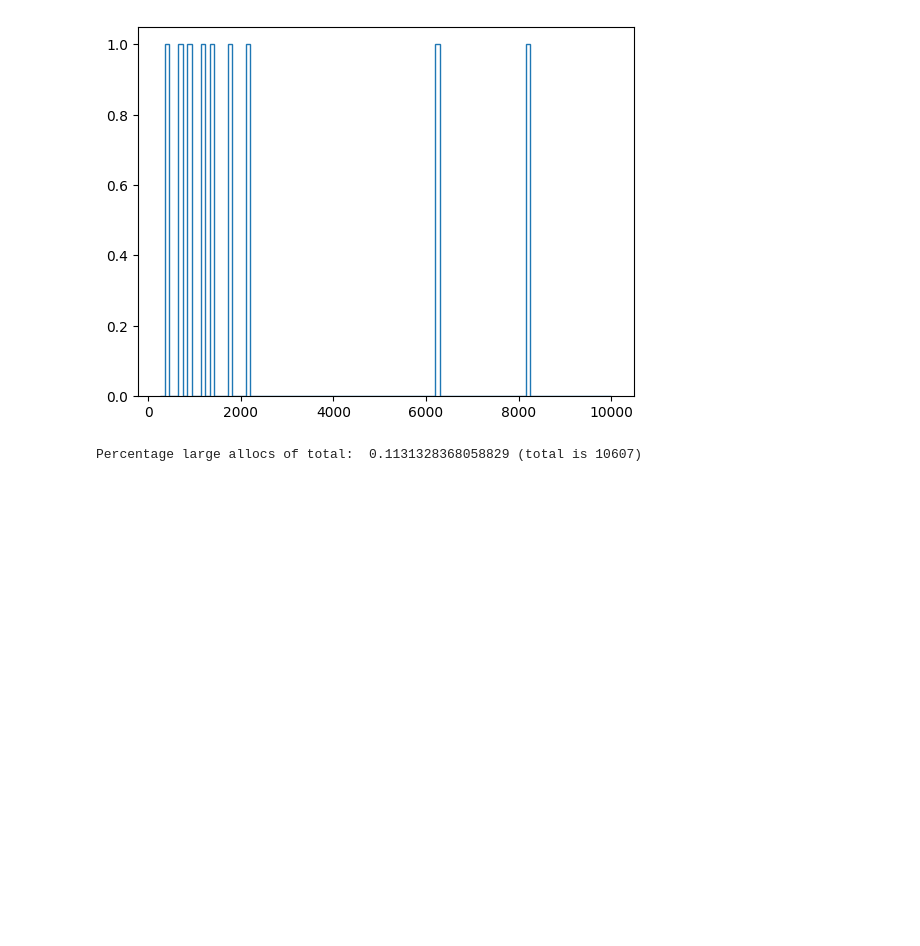
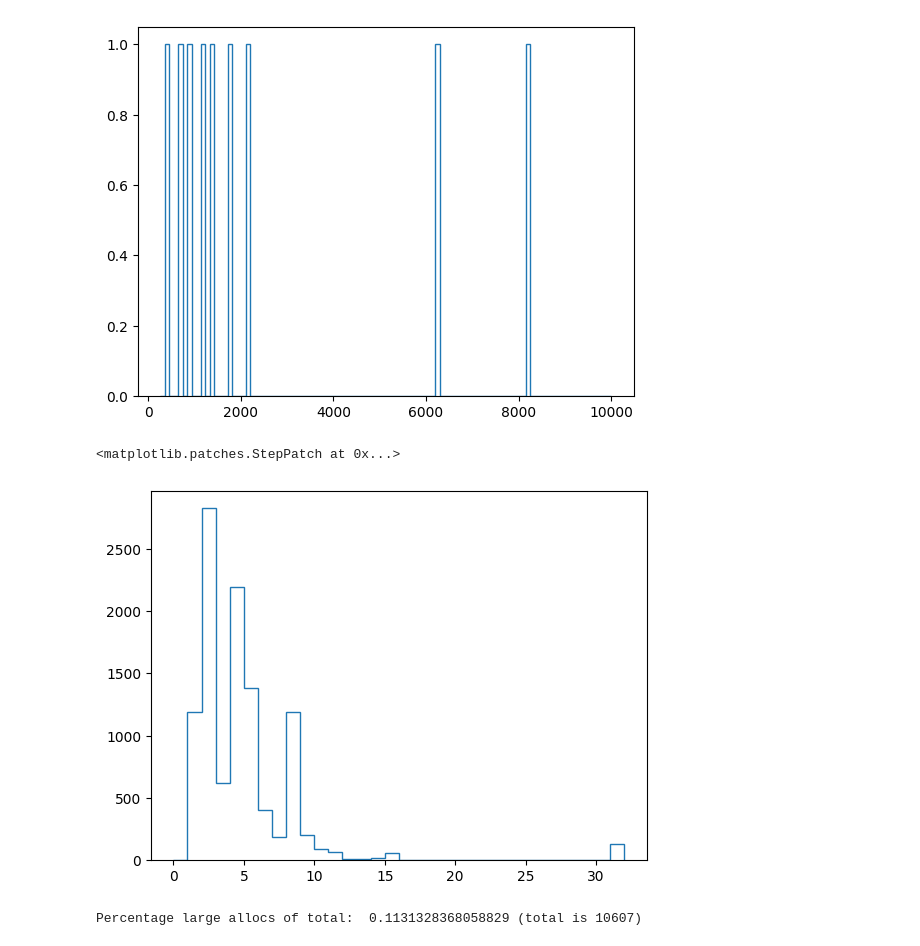
Before and after one commit to tomjridge/ocaml-alloc-stats, a Jupyter notebook: main.ipynb, the cells around one changed output. Saved outputs shown, nothing was run; the diff lists cells and outputs as text; code cells hidden in the pictures; blank space fills up the shorter version.

```diff
--- a/main.ipynb
+++ b/main.ipynb
@@ -154,6 +154,12 @@ plt.stairs(counts,bins)
 # %% [output]
 <matplotlib.patches.StepPatch at 0x...>
 [figure]
+# %%
+counts, bins = np.histogram(x,range=(0,32),bins=32)
+plt.stairs(counts,bins)
+# %% [output]
+<matplotlib.patches.StepPatch at 0x...>
+[figure, added]
 # %%
 # sum allocs.items; split into "small" vs "large" allocs
 def compute_ratio_small_large(max_small_sz,allocs_grouped_by_size):
```
